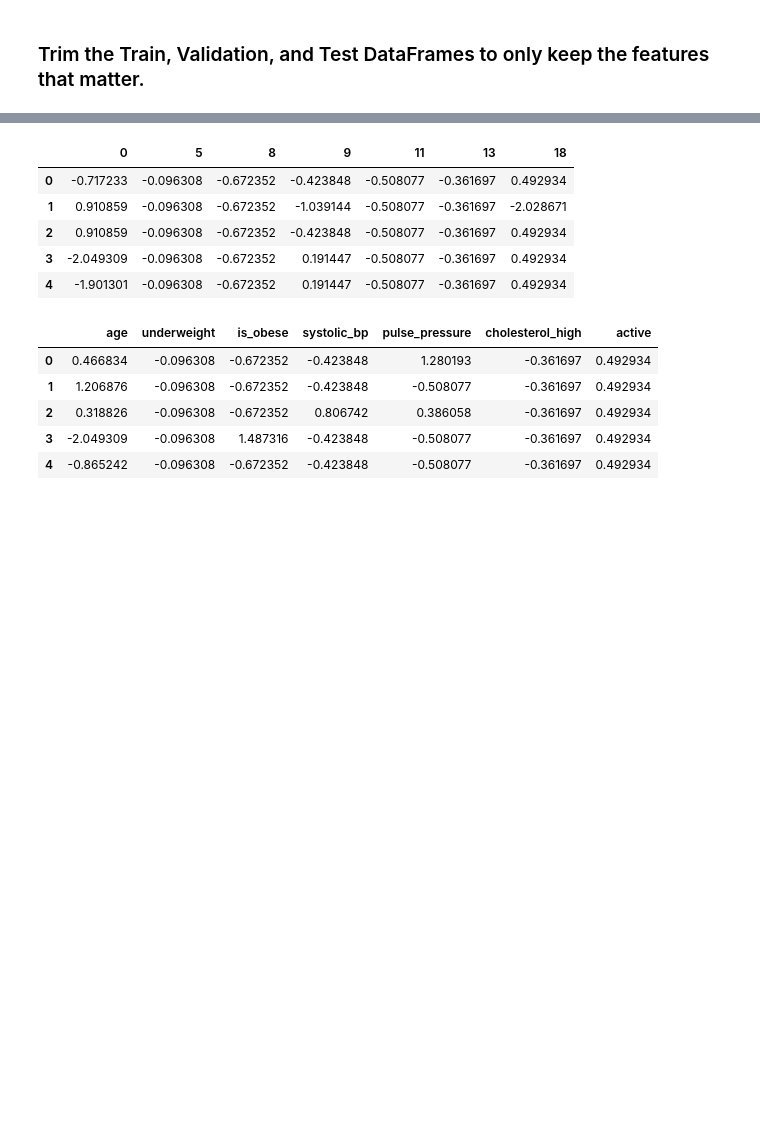
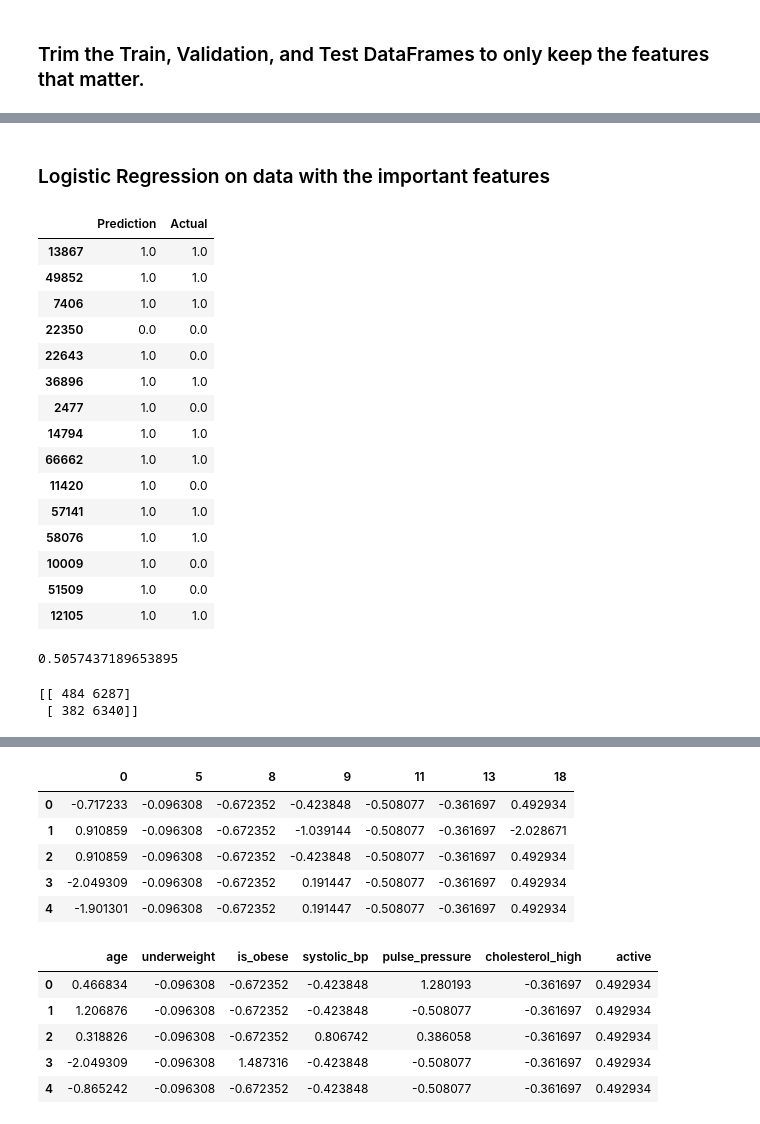
Before and after one commit to krishnakalisarkar/Be_Heart_Smart, a Jupyter notebook: Subhangi/Segment_2/Notebooks/Cardio_Logistic_Regression_Final.ipynb, the cells around one changed output, grey strips where cells are left out. Saved outputs shown, nothing was run; the diff lists cells and outputs as text; code cells hidden in the pictures; blank space fills up the shorter version.

```diff
--- a/Subhangi/Segment_2/Notebooks/Cardio_Logistic_Regression_Final.ipynb
+++ b/Subhangi/Segment_2/Notebooks/Cardio_Logistic_Regression_Final.ipynb
@@ -386,0 +391,43 @@ The important features therefore are:\
+# %% [markdown]
+### Logistic Regression on data with the important features
+# %%
+## Run Logistic Regression model on the data with the important features
+
+# Fit the model to the scaled train set
+classifier.fit(X_train_scaled_df, y_train)
+
+# Make predictions using the Validation set
+y_val_pred = classifier.predict(X_val_scaled_df)
+
+# Compare the predictions with the actual values and visualize in a DataFrame
+prediction_df = pd.DataFrame({"Prediction": y_val_pred, "Actual":y_val})
+prediction_df.head(15)
+# %% [output]
+|  | Prediction | Actual |
+| 13867 | 1.0 | 1.0 |
+| 49852 | 1.0 | 1.0 |
+| 7406 | 1.0 | 1.0 |
+| 22350 | 0.0 | 0.0 |
+| 22643 | 1.0 | 0.0 |
+| 36896 | 1.0 | 1.0 |
+| 2477 | 1.0 | 0.0 |
+| 14794 | 1.0 | 1.0 |
+| 66662 | 1.0 | 1.0 |
+| 11420 | 1.0 | 0.0 |
+| 57141 | 1.0 | 1.0 |
+| 58076 | 1.0 | 1.0 |
+| 10009 | 1.0 | 0.0 |
+| 51509 | 1.0 | 0.0 |
+| 12105 | 1.0 | 1.0 |
+# %%
+# Obtain performance of the model. Calculate the accuracy of predictions.
+print(accuracy_score(y_val, y_val_pred))
+# %% [output]
+0.5057437189653895
+# %%
+# Obtain the confusion matrix
+matrix = confusion_matrix(y_val, y_val_pred)
+print(matrix)
+# %% [output]
+[[ 484 6287]
+ [ 382 6340]]
```
Also changed, not shown: parts of 27 cells of this notebook, 8 other files.
